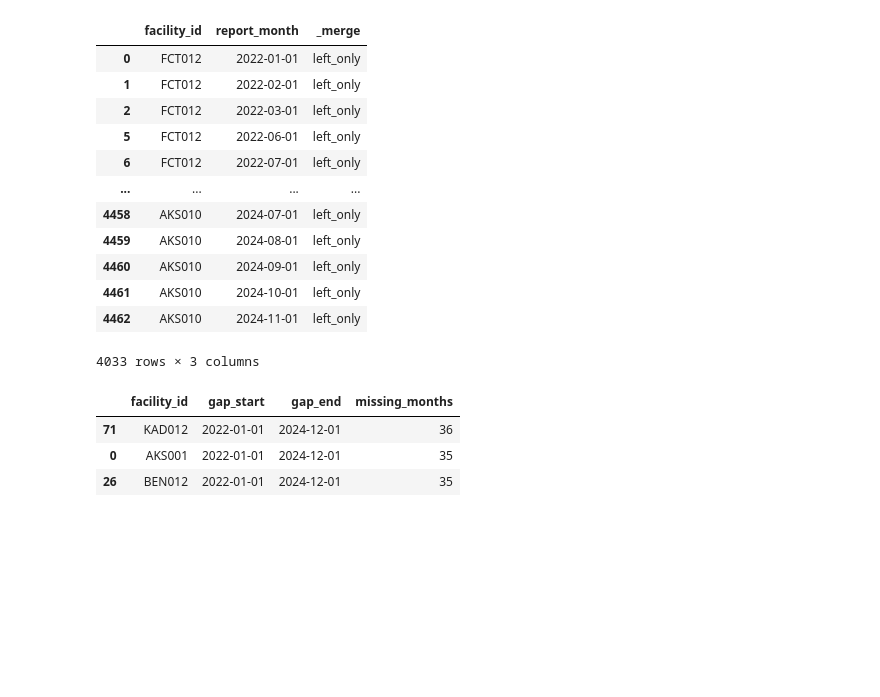
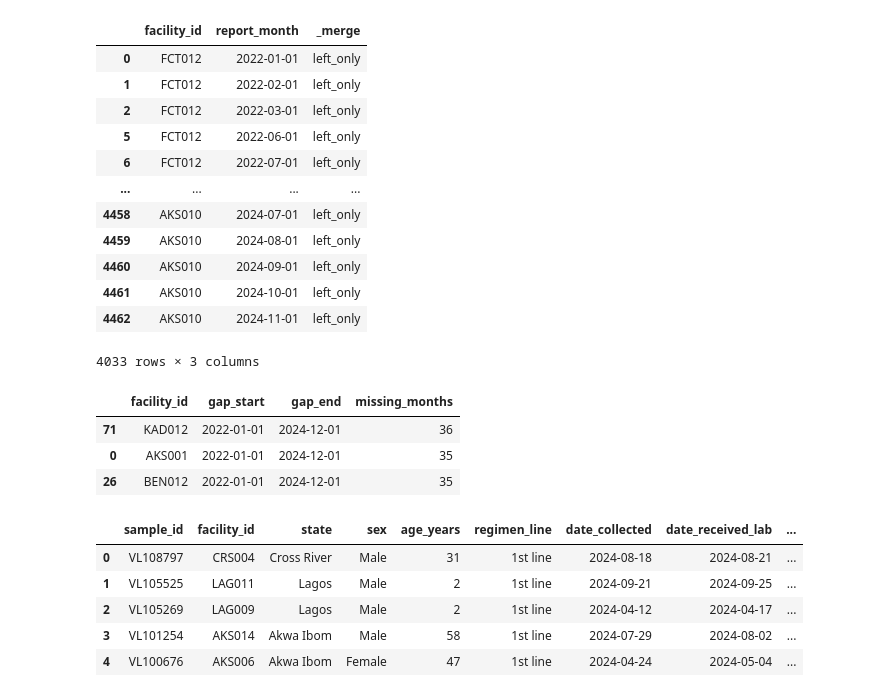
Before and after one commit to AlozieCollins/Intern-dataset-work, a Jupyter notebook: work.ipynb, the cells around one changed output. Saved outputs shown, nothing was run; the diff lists cells and outputs as text; code cells hidden in the pictures; blank space fills up the shorter version.

Commit message:
Imported the viral load sample csv and calculated when the facility recieved the samples

```diff
--- a/work.ipynb
+++ b/work.ipynb
@@ -1904,3 +1904,16 @@ top_3_gaps.head(3)
 | 71 | KAD012 | 2022-01-01 | 2024-12-01 | 36 |
 | 0 | AKS001 | 2022-01-01 | 2024-12-01 | 35 |
 | 26 | BEN012 | 2022-01-01 | 2024-12-01 | 35 |
+# %%
+# Importing the viral load csv
+vl = pd.read_csv("viral_load_samples_2024.csv")
+# %%
+# Checking the data set
+vl.head()
+# %% [output]
+|  | sample_id | facility_id | state | sex | age_years | regimen_line | date_collected | date_received_lab | ... |
+| 0 | VL108797 | CRS004 | Cross River | Male | 31 | 1st line | 2024-08-18 | 2024-08-21 | ... |
+| 1 | VL105525 | LAG011 | Lagos | Male | 2 | 1st line | 2024-09-21 | 2024-09-25 | ... |
+| 2 | VL105269 | LAG009 | Lagos | Male | 2 | 1st line | 2024-04-12 | 2024-04-17 | ... |
+| 3 | VL101254 | AKS014 | Akwa Ibom | Male | 58 | 1st line | 2024-07-29 | 2024-08-02 | ... |
+| 4 | VL100676 | AKS006 | Akwa Ibom | Female | 47 | 1st line | 2024-04-24 | 2024-05-04 | ... |
```
Also changed, not shown: parts of 2 cells of this notebook, 1 other file.
